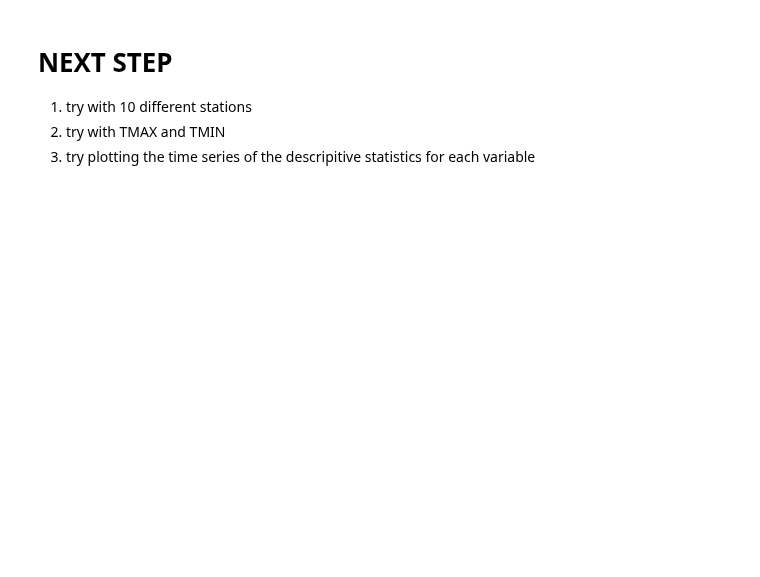
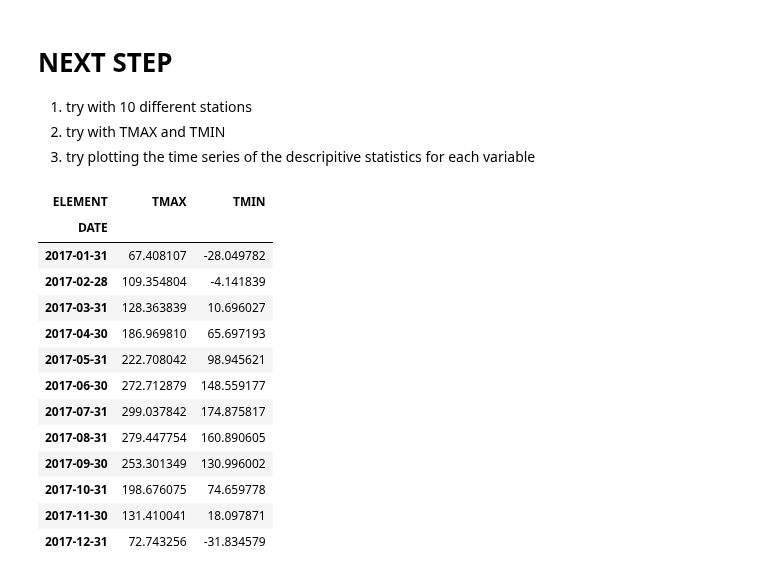
Before and after one commit to ccny-glasslab/mosparse, a Jupyter notebook: docs/picture.ipynb, the cells around one changed output. Saved outputs shown, nothing was run; the diff lists cells and outputs as text; code cells hidden in the pictures; blank space fills up the shorter version.

```diff
--- a/docs/picture.ipynb
+++ b/docs/picture.ipynb
@@ -112,3 +112,20 @@ ghcn[ghcn['ID'].isin(ss)].groupby('DATE')['PRCP'].mean().plot()
 1. try with 10 different stations
 2. try with TMAX and TMIN
 3. try plotting the time series of the descripitive statistics for each variable
+# %%
+ghcn.groupby(pd.Grouper(freq='M', key='DATE')).mean()[['TMAX', 'TMIN']]
+# %% [output]
+| ELEMENT | TMAX | TMIN |
+| DATE |  |  |
+| 2017-01-31 | 67.408107 | -28.049782 |
+| 2017-02-28 | 109.354804 | -4.141839 |
+| 2017-03-31 | 128.363839 | 10.696027 |
+| 2017-04-30 | 186.969810 | 65.697193 |
+| 2017-05-31 | 222.708042 | 98.945621 |
+| 2017-06-30 | 272.712879 | 148.559177 |
+| 2017-07-31 | 299.037842 | 174.875817 |
+| 2017-08-31 | 279.447754 | 160.890605 |
+| 2017-09-30 | 253.301349 | 130.996002 |
+| 2017-10-31 | 198.676075 | 74.659778 |
+| 2017-11-30 | 131.410041 | 18.097871 |
+| 2017-12-31 | 72.743256 | -31.834579 |
```
Also changed, not shown: parts of 6 cells of this notebook, 4 other files.
